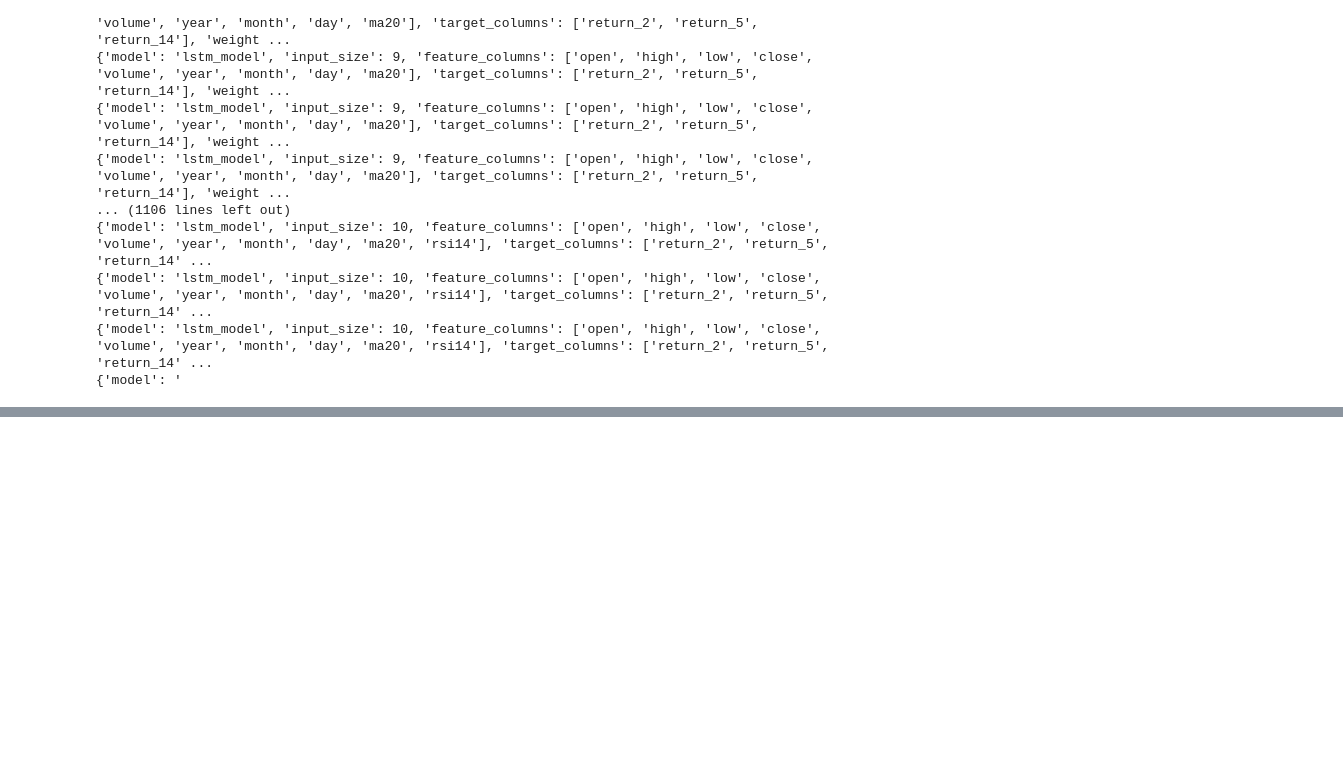
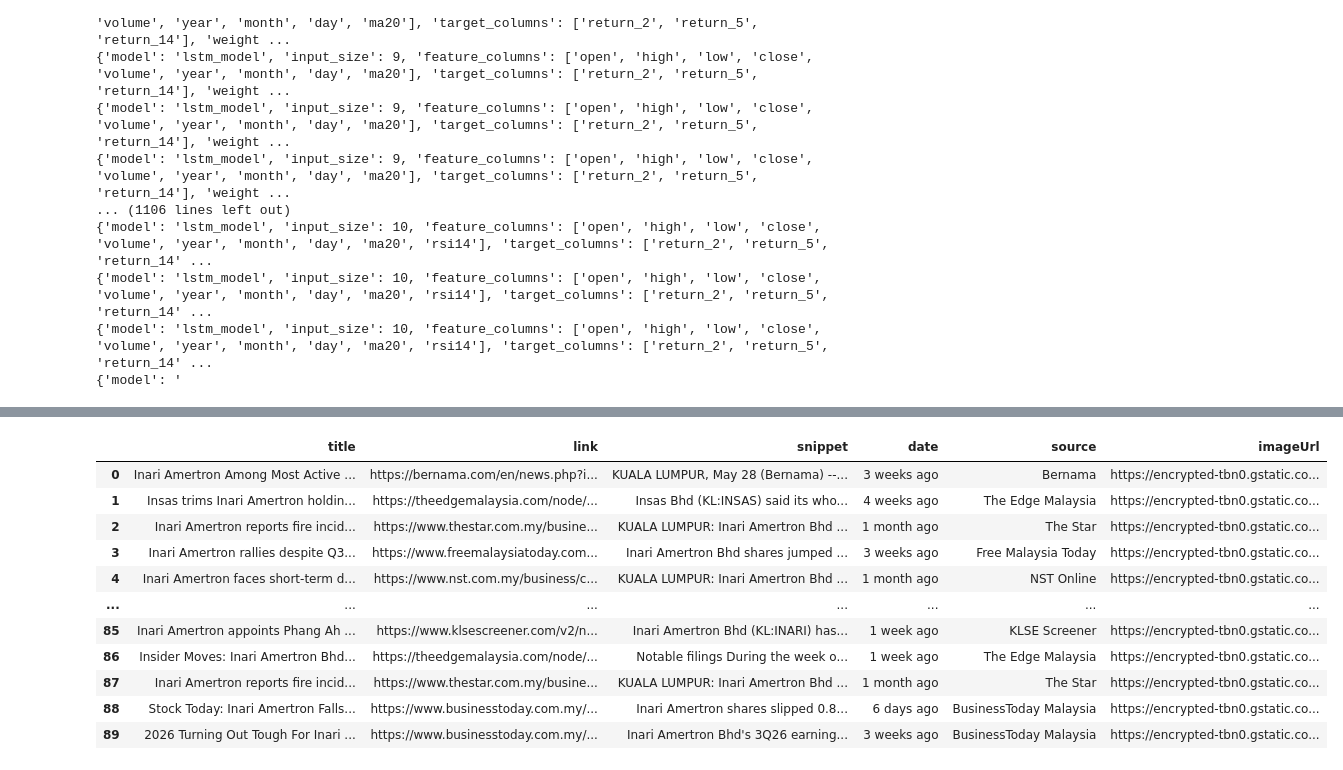
Before and after one commit to yeeislazy/stock_price_prediction, a Jupyter notebook: notebooks/test.ipynb, the cells around one changed output, grey strips where cells are left out. Drawn from its saved outputs; the diff is of its cells as text; code cells hidden in the pictures; blank space fills up the shorter version.

Commit message:
add news collect

```diff
--- a/notebooks/test.ipynb
+++ b/notebooks/test.ipynb
@@ -24,10 +13,3 @@ import boto3
 boto3.__version__
 # %% [output]
 '1.43.6'
-# %%
-client = boto3.client('sagemaker')
-response = client.describe_mlflow_tracking_server(
-    TrackingServerName='mlflow-server' # 替换成你的Tracking Server名字
-)
-tracking_uri = response['TrackingServerUrl'] # 这通常是一个 https:// 开头的地址
-tracking_uri
@@ -675,0 +704,69 @@ for feature_combination, weight_decay, projection_size, hidden_size, num_layers,
+# %%
+from urllib import response
+
+from gdeltdoc import GdeltDoc, Filters
+import pandas as pd
+from dotenv import load_dotenv
+import os
+from datetime import datetime, timedelta
+import requests
+
+from configuration.config import START_DATE, STOCK, SEARCH_KEYWORDS
+
+def collect_news(
+    keyword:dict = SEARCH_KEYWORDS[STOCK.upper()],
+    start_date: datetime = datetime.strptime(START_DATE, '%Y-%m-%d'),
+    end_date: datetime = (datetime.today()- timedelta(days=1))
+    ):
+    # load Finnhub API key from environment variable
+    load_dotenv()
+
+    news_list = []
+
+    company_keywords = keyword['company_keywords']
+    company_keyword_query = '"' + '" OR "'.join(company_keywords) + '"'
+
+    industry_keywords = keyword['industry_keywords']
+    industry_keyword_query = '"' + '" OR "'.join(industry_keywords) + '"'
+    print(f"Collecting news for company keyword: {company_keyword_query} and industry keyword: {industry_keyword_query}")
+
+    # slide through date range in week intervals to avoid API limits
+    date_slides = pd.date_range(start_date, end_date, freq='W')
+
+    # ensure the first and last date are included in the slides
+    if date_slides[0] > start_date:
+        date_slides = pd.concat([pd.Series([pd.to_datetime(start_date)]), pd.Series(date_slides)]).reset_index(drop=True)
+    if date_slides[-1] < end_date:
+        date_slides = pd.concat([pd.Series(date_slides), pd.Series([pd.to_datetime(end_date)])]).reset_index(drop=True)
+
+    for i in range(len(date_slides) - 1):
+        start = date_slides[i]
+        end = date_slides[i + 1] - timedelta(days=1)  # end date is inclusive, so subtract 1 day
+        # get company news
+        company_keyword_query = '"' + '" OR "'.join(company_keywords) + '"'
+
+        response = requests.post(
+            "https://google.serper.dev/news",
+            headers={
+                "X-API-KEY": os.getenv("SERPER_API_KEY"),
+                "Content-Type": "application/json"
+                },
+            json={
+                "q": company_keyword_query,
+                "gl": "my",
+                "hl": "en"
+            }
+        )
+
+        if response.status_code == 200:
+            search_results = response.json()
+            news_list.extend(search_results.get('news', []))
+        else:
+            print(f"Search request failed with status code {response.status_code} and message: {response.text}")
+
+    news_df = pd.DataFrame(news_list)
+
+    return news_df
+
+collect_news(SEARCH_KEYWORDS[STOCK.upper()], datetime.strptime('2023-01-01', '%Y-%m-%d'), datetime.strptime('2023-02-28', '%Y-%m-%d'))
+# %% [output]
@@ -675,0 +774,12 @@ for feature_combination, weight_decay, projection_size, hidden_size, num_layers,
+|  | title | link | snippet | date | source | imageUrl |
+| 0 | Inari Amertron Among Most Active ... | https://bernama.com/en/news.php?i... | KUALA LUMPUR, May 28 (Bernama) --... | 3 weeks ago | Bernama | https://encrypted-tbn0.gstatic.co... |
+| 1 | Insas trims Inari Amertron holdin... | https://theedgemalaysia.com/node/... | Insas Bhd (KL:INSAS) said its who... | 4 weeks ago | The Edge Malaysia | https://encrypted-tbn0.gstatic.co... |
+| 2 | Inari Amertron reports fire incid... | https://www.thestar.com.my/busine... | KUALA LUMPUR: Inari Amertron Bhd ... | 1 month ago | The Star | https://encrypted-tbn0.gstatic.co... |
+| 3 | Inari Amertron rallies despite Q3... | https://www.freemalaysiatoday.com... | Inari Amertron Bhd shares jumped ... | 3 weeks ago | Free Malaysia Today | https://encrypted-tbn0.gstatic.co... |
+| 4 | Inari Amertron faces short-term d... | https://www.nst.com.my/business/c... | KUALA LUMPUR: Inari Amertron Bhd ... | 1 month ago | NST Online | https://encrypted-tbn0.gstatic.co... |
+| ... | ... | ... | ... | ... | ... | ... |
+| 85 | Inari Amertron appoints Phang Ah ... | https://www.klsescreener.com/v2/n... | Inari Amertron Bhd (KL:INARI) has... | 1 week ago | KLSE Screener | https://encrypted-tbn0.gstatic.co... |
+| 86 | Insider Moves: Inari Amertron Bhd... | https://theedgemalaysia.com/node/... | Notable filings During the week o... | 1 week ago | The Edge Malaysia | https://encrypted-tbn0.gstatic.co... |
+| 87 | Inari Amertron reports fire incid... | https://www.thestar.com.my/busine... | KUALA LUMPUR: Inari Amertron Bhd ... | 1 month ago | The Star | https://encrypted-tbn0.gstatic.co... |
+| 88 | Stock Today: Inari Amertron Falls... | https://www.businesstoday.com.my/... | Inari Amertron shares slipped 0.8... | 6 days ago | BusinessToday Malaysia | https://encrypted-tbn0.gstatic.co... |
+| 89 | 2026 Turning Out Tough For Inari ... | https://www.businesstoday.com.my/... | Inari Amertron Bhd's 3Q26 earning... | 3 weeks ago | BusinessToday Malaysia | https://encrypted-tbn0.gstatic.co... |
```
Also changed, not shown: parts of 12 cells of this notebook, 6 other files.
